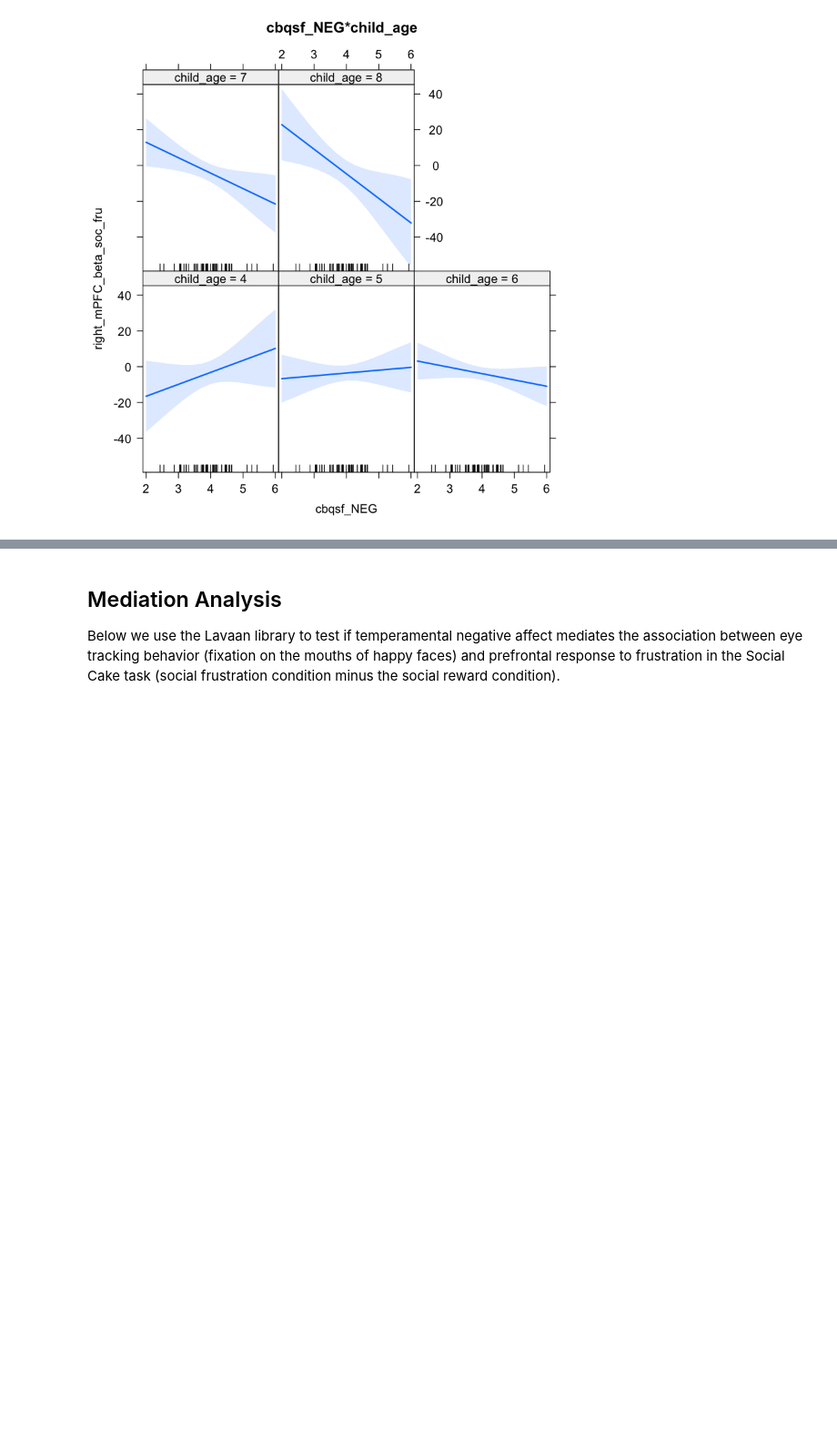
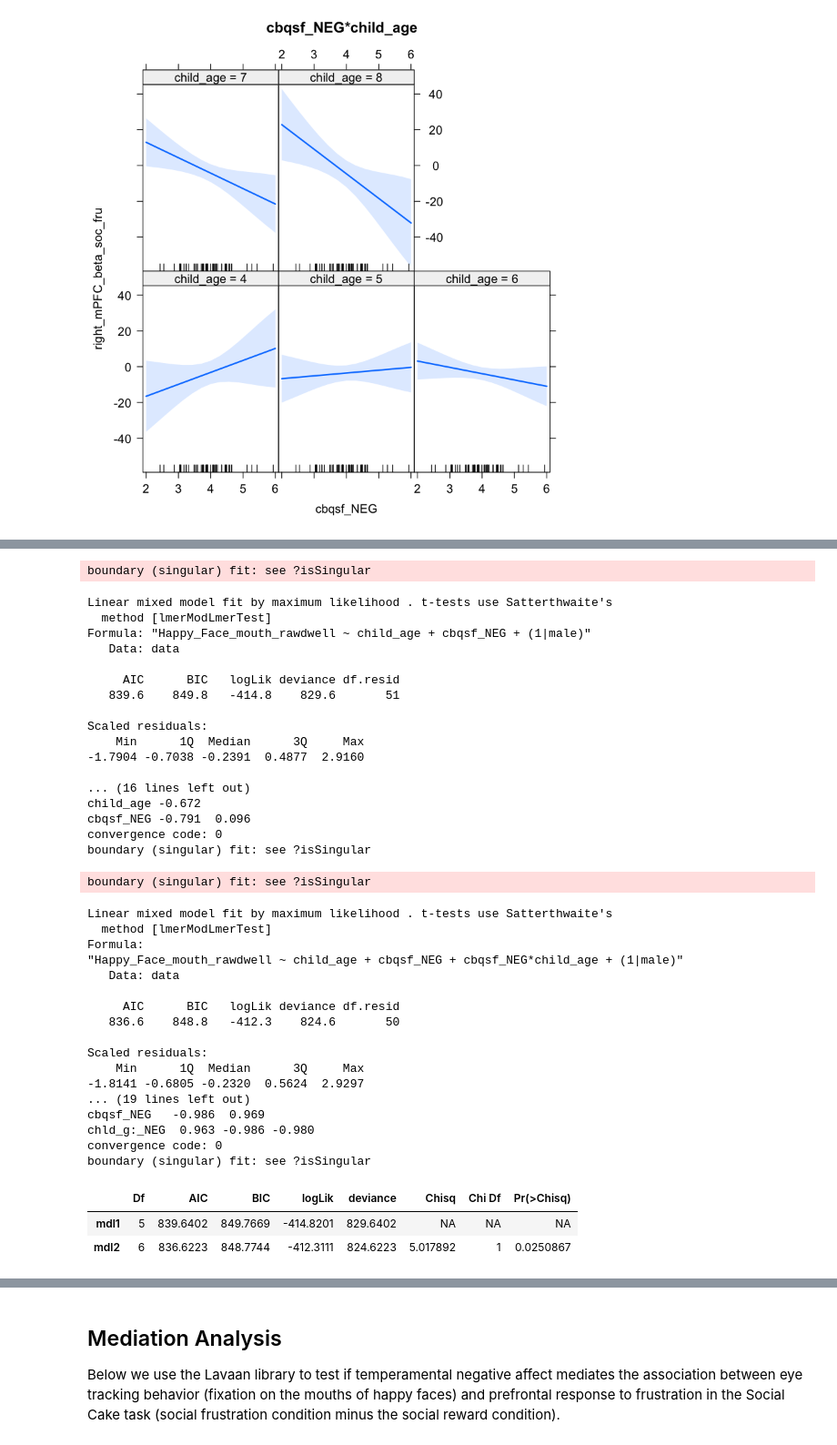
Before and after one commit to catcamacho/socialfrustration, a Jupyter notebook: CBQsf_CFA_Analysis.ipynb, the cells around one changed output, grey strips where cells are left out. Shown: that part at 91% size. Cells and saved outputs as stored; diff of their text form; code cells hidden in the pictures; blank space fills up the shorter version.

```diff
--- a/CBQsf_CFA_Analysis.ipynb
+++ b/CBQsf_CFA_Analysis.ipynb
@@ -98,0 +171,51 @@ plot(eff2, main='cbqsf_NEG*child_age')
+# %%
+library(lme4)
+library(lmerTest)
+
+mdl1 = lmer('Happy_Face_mouth_rawdwell ~ child_age + cbqsf_NEG + (1|male)', data=data, REML=FALSE)
+summary(mdl1)
+
+mdl2 = lmer('Happy_Face_mouth_rawdwell ~ child_age + cbqsf_NEG + cbqsf_NEG*child_age + (1|male)', data=data, REML=FALSE)
+summary(mdl2)
+
+anova(mdl1, mdl2)
+# %% [output]
+boundary (singular) fit: see ?isSingular
+Linear mixed model fit by maximum likelihood . t-tests use Satterthwaite's
+  method [lmerModLmerTest]
+Formula: "Happy_Face_mouth_rawdwell ~ child_age + cbqsf_NEG + (1|male)"
+   Data: data
+
+     AIC      BIC   logLik deviance df.resid
+   839.6    849.8   -414.8    829.6       51
+
+Scaled residuals:
+    Min      1Q  Median      3Q     Max
+-1.7904 -0.7038 -0.2391  0.4877  2.9160
+
+... (16 lines left out)
+child_age -0.672
+cbqsf_NEG -0.791  0.096
+convergence code: 0
+boundary (singular) fit: see ?isSingular
+boundary (singular) fit: see ?isSingular
+Linear mixed model fit by maximum likelihood . t-tests use Satterthwaite's
+  method [lmerModLmerTest]
+Formula:
+"Happy_Face_mouth_rawdwell ~ child_age + cbqsf_NEG + cbqsf_NEG*child_age + (1|male)"
+   Data: data
+
+     AIC      BIC   logLik deviance df.resid
+   836.6    848.8   -412.3    824.6       50
+
+Scaled residuals:
+    Min      1Q  Median      3Q     Max
+-1.8141 -0.6805 -0.2320  0.5624  2.9297
+... (19 lines left out)
+cbqsf_NEG   -0.986  0.969
+chld_g:_NEG  0.963 -0.986 -0.980
+convergence code: 0
+boundary (singular) fit: see ?isSingular
+|  | Df | AIC | BIC | logLik | deviance | Chisq | Chi Df | Pr(>Chisq) |
+| mdl1 | 5 | 839.6402 | 849.7669 | -414.8201 | 829.6402 | NA | NA | NA |
+| mdl2 | 6 | 836.6223 | 848.7744 | -412.3111 | 824.6223 | 5.017892 | 1 | 0.0250867 |
```
Also changed, not shown: parts of 4 cells of this notebook, 1 other file.
